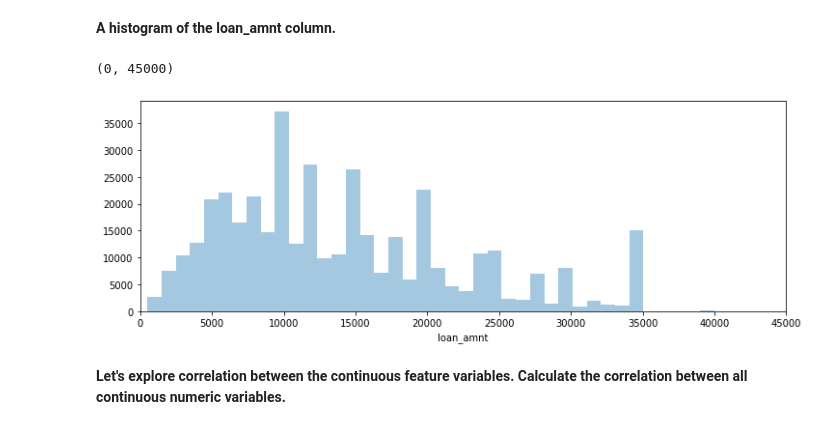
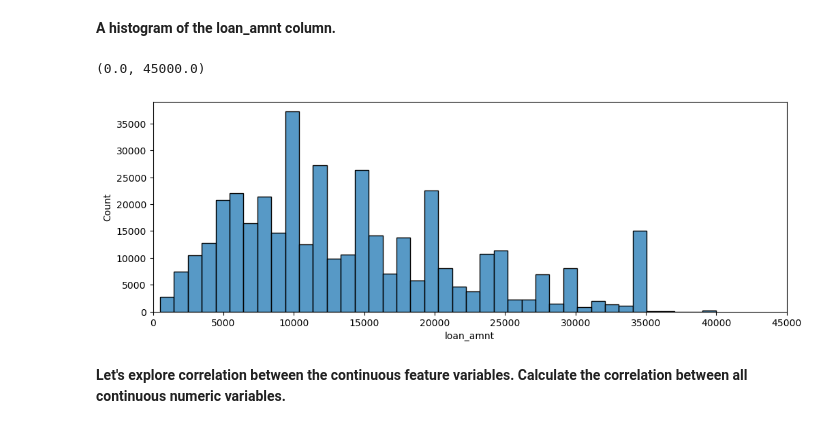
Before and after one commit to mshayganfar/ML_coding, a Jupyter notebook: MahniShayganfar_Keras_LendingClub_Project.ipynb, the cells around one changed output. Saved outputs shown, nothing was run; the diff lists cells and outputs as text; code cells hidden in the pictures.

```diff
--- a/MahniShayganfar_Keras_LendingClub_Project.ipynb
+++ b/MahniShayganfar_Keras_LendingClub_Project.ipynb
@@ -232,11 +233,11 @@ sns.countplot(x='loan_status', data=df)
 **A histogram of the loan_amnt column.**
 # %%
 plt.figure(figsize=(12,4))
-sns.distplot(df['loan_amnt'], kde=False, bins=40)
+sns.histplot(df['loan_amnt'], kde=False, bins=40)
 plt.xlim(0,45000)
 # %% [output]
-(0, 45000)
+(0.0, 45000.0)
-[figure, old version]
+[figure, new version]
 # %% [markdown]
 **Let's explore correlation between the continuous feature variables. Calculate the correlation between all continuous numeric variables.**
 # %%
```
Also changed, not shown: parts of 34 cells of this notebook.
